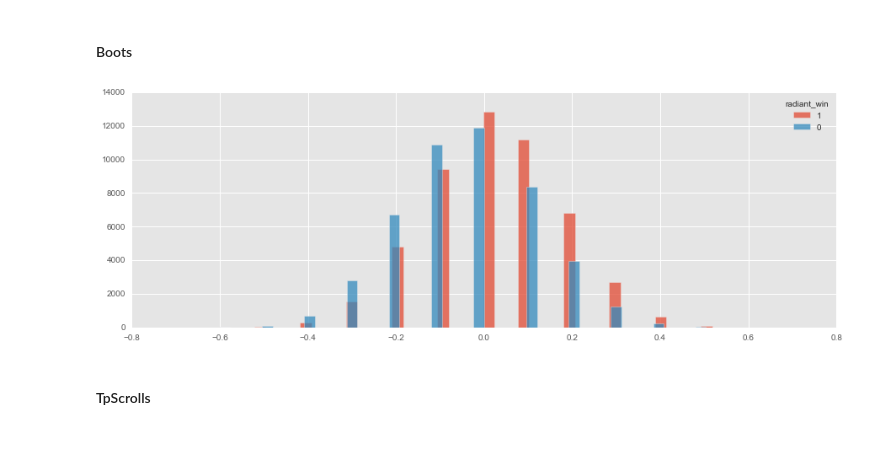
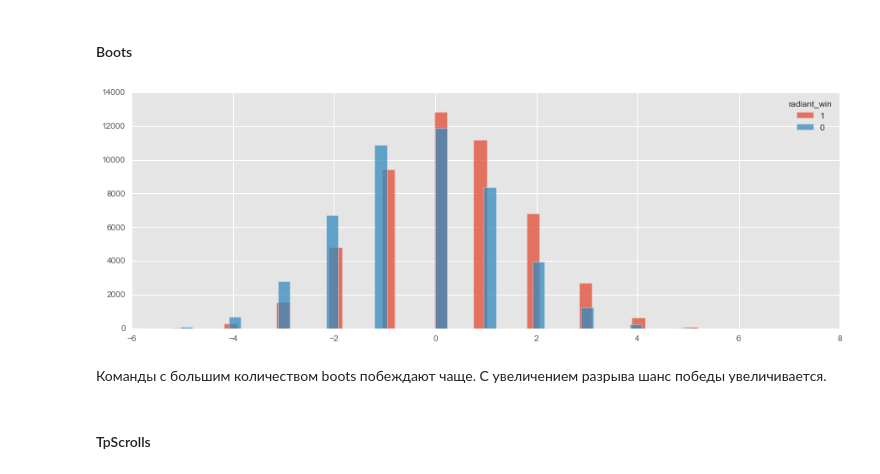
Before and after one commit to blagoffvyacheslav/kaggle, a Jupyter notebook: 2016-02-dota-2-win-probability-prediction/report.ipynb, the cells around one changed output. Drawn from its saved outputs; the diff is of its cells as text; code cells hidden in the pictures; blank space fills up the shorter version.

```diff
--- a/2016-02-dota-2-win-probability-prediction/report.ipynb
+++ b/2016-02-dota-2-win-probability-prediction/report.ipynb
@@ -110,10 +134,21 @@ for i, f in enumerate(['bottle', 'courier', 'flying_courier', 'first_ward']):
 # %% [markdown]
 ### Разница в предметах
+# %%
+data.load(10)
+teams = data.get('train', 'teams')
+
+df = pd.DataFrame()
+df['boots'] = teams['r_boots_count'] - teams['d_boots_count']
+df['tpscroll'] = teams['r_tpscroll_count'] - teams['d_tpscroll_count']
+df['radiant_win'] = y
 # %% [markdown]
 #### Boots
-# %%
-hist_by_radiant_win(df, 'boots_count')
-# %% [output]
-[figure, removed]
+# %%
+figsize(15, 5)
+hist_by_radiant_win(df, 'boots')
+# %% [output]
+[figure, added]
+# %% [markdown]
+Команды с большим количеством boots побеждают чаще. С увеличением разрыва шанс победы увеличивается.
 # %% [markdown]
 #### TpScrolls
```
Also changed, not shown: parts of 55 cells of this notebook.
